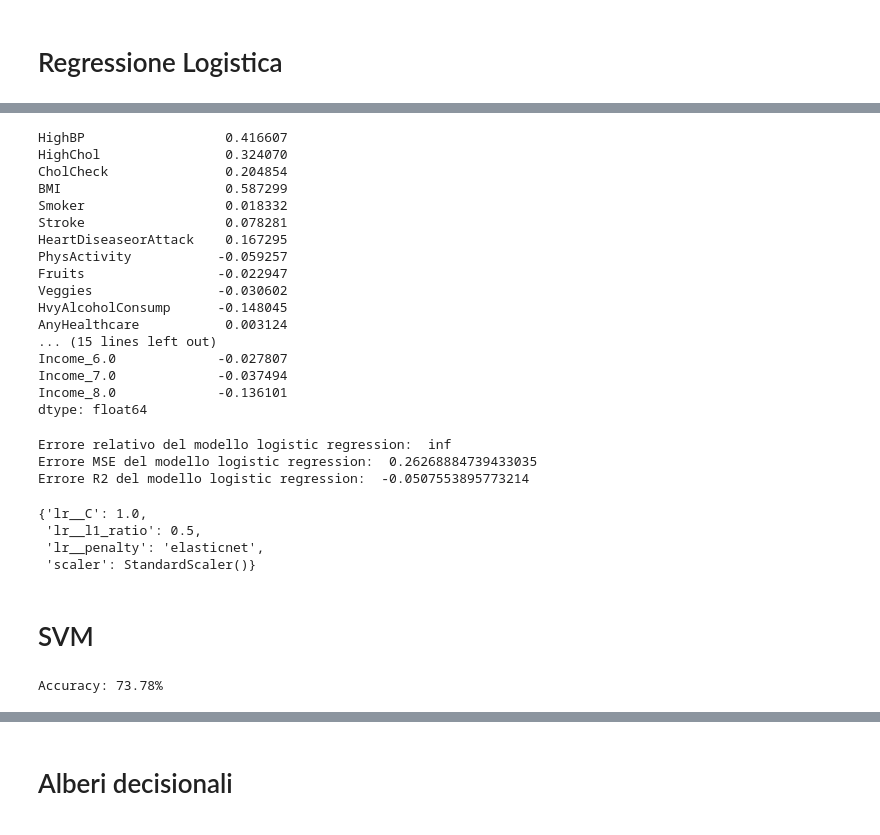
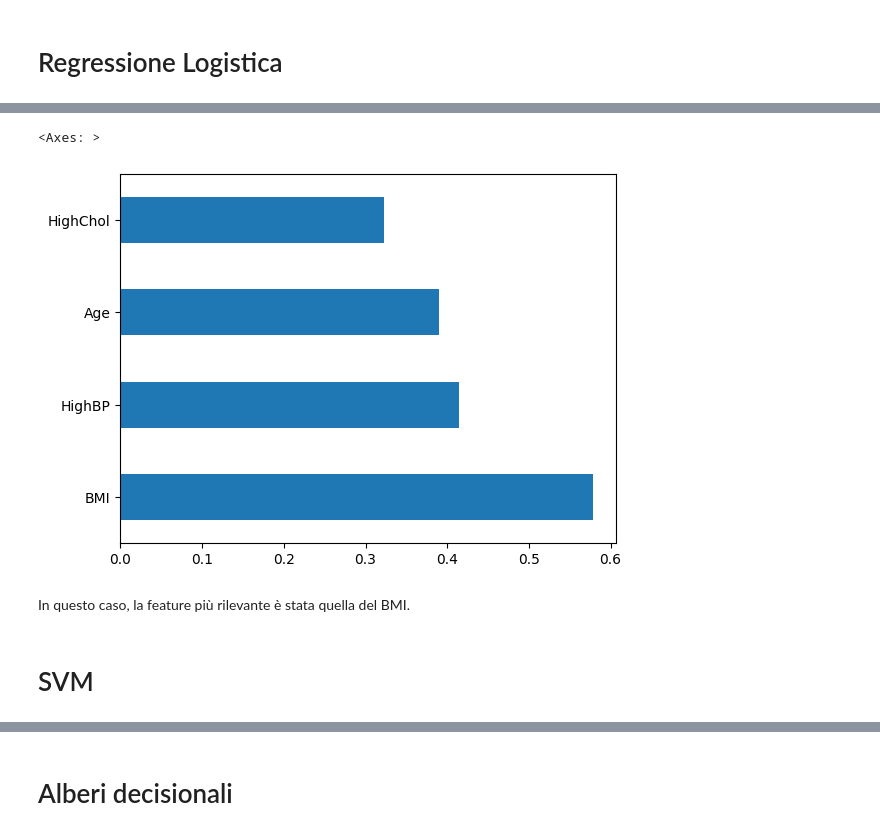
Before and after one commit to Aleversari15/ProgettoDataIntensive2024, a Jupyter notebook: diabetesHealth.ipynb, the cells around one changed output, grey strips where cells are left out. Saved outputs shown, nothing was run; the diff lists cells and outputs as text; code cells hidden in the pictures.

```diff
--- a/diabetesHealth.ipynb
+++ b/diabetesHealth.ipynb
@@ -486,64 +579,10 @@ Accuratezza calcolata con matrice di confusione: 73.73%
 # %%
-
-pd.Series(model.named_steps["lr"].coef_[0], index=x_train.columns)
+lr_imp = pd.Series(logReg_gridSearch.best_estimator_[1].coef_[0], index=x_train.columns)
+lr_imp.nlargest(4).plot(kind='barh')
 # %% [output]
-HighBP                  0.416607
-HighChol                0.324070
-CholCheck               0.204854
-BMI                     0.587299
-Smoker                  0.018332
-Stroke                  0.078281
-HeartDiseaseorAttack    0.167295
-PhysActivity           -0.059257
-Fruits                 -0.022947
-Veggies                -0.030602
-HvyAlcoholConsump      -0.148045
-AnyHealthcare           0.003124
-... (15 lines left out)
-Income_6.0             -0.027807
-Income_7.0             -0.037494
-Income_8.0             -0.136101
-dtype: float64
+<Axes: >
+[figure, added]
-# %%
-#Calcolo delle performance
-logReg_errore_relativo = errore_relativo(y_val, y_pred)
-logReg_MSE = mean_squared_error(y_val, y_pred)
-logReg_r_squared = r2_score(y_val, y_pred)
-
-print('Errore relativo del modello logistic regression: ', logReg_errore_relativo)
-print('Errore MSE del modello logistic regression: ', logReg_MSE)
-print('Errore R2 del modello logistic regression: ', logReg_r_squared)
-# %% [output]
-Errore relativo del modello logistic regression:  inf
-Errore MSE del modello logistic regression:  0.26268884739433035
-Errore R2 del modello logistic regression:  -0.0507553895773214
-# %%
-gridSearch.best_params_
-# %% [output]
-{'lr__C': 1.0,
- 'lr__l1_ratio': 0.5,
- 'lr__penalty': 'elasticnet',
- 'scaler': StandardScaler()}
+# %% [markdown]
+In questo caso, la feature più rilevante è stata quella del BMI.
 # %% [markdown]
 # SVM
-# %%
-from sklearn.svm import SVC
-from sklearn.svm import LinearSVC
-
-# Definizione della pipeline con StandardScaler e LinearSVC
-pipeline = Pipeline([
-    ('scaler', StandardScaler()),     # Standardizzazione delle feature
-    ('svc', LinearSVC(random_state=42, max_iter=10000))  # Modello SVM lineare
-])
-
-# Addestramento della pipeline sul set di addestramento
-pipeline.fit(x_train, y_train)
-
-# Predizione sui dati di validazione
-y_pred = pipeline.predict(x_val)
-
-# Calcolo dell'accuratezza come percentuale
-accuracy = accuracy_score(y_val, y_pred) * 100
-print(f'Accuracy: {accuracy:.2f}%')
-# %% [output]
-Accuracy: 73.78%
```
Also changed, not shown: parts of 58 cells of this notebook.
